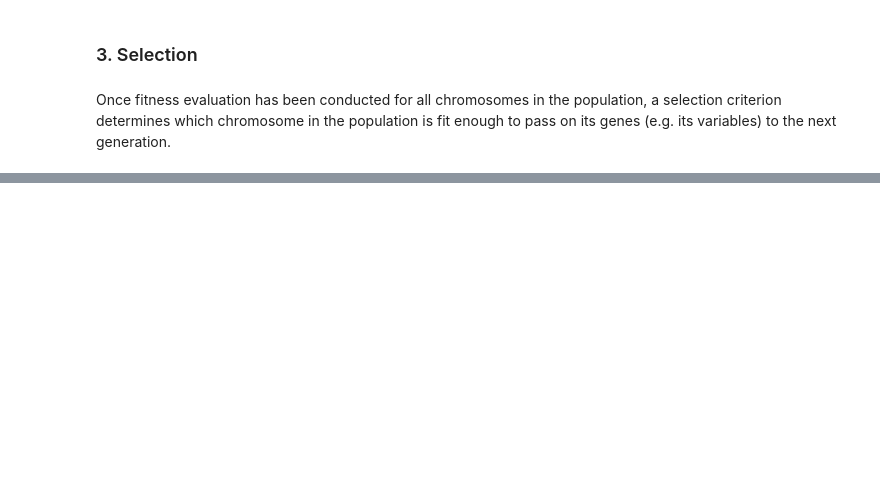
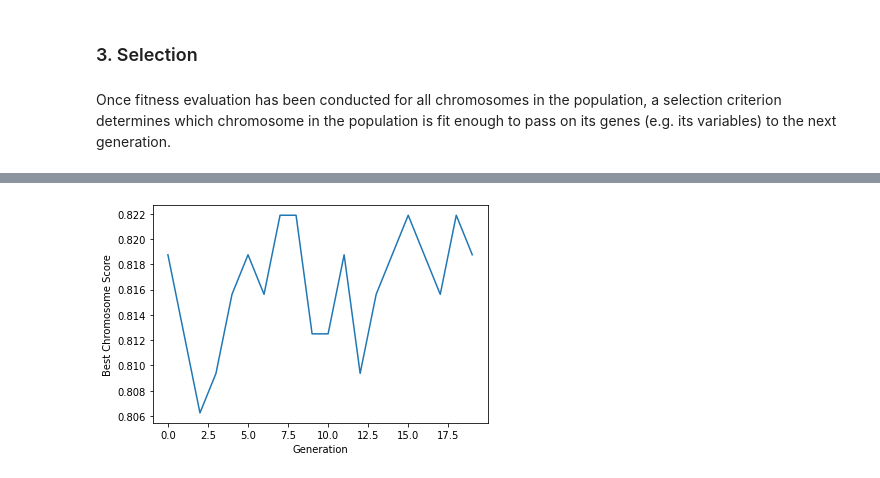
Before and after one commit to tomtom1103/The_Helvetica_Scenario, a Jupyter notebook: genetic_algorithm/GA_tutorial.ipynb, the cells around one changed output, grey strips where cells are left out. Drawn from its saved outputs; the diff is of its cells as text; code cells hidden in the pictures; blank space fills up the shorter version.

```diff
--- a/genetic_algorithm/GA_tutorial.ipynb
+++ b/genetic_algorithm/GA_tutorial.ipynb
@@ -209,0 +462,17 @@ Once fitness evaluation has been conducted for all chromosomes in the population
+# %%
+def run_algorithm(self):
+    for i in tqdm(range(self.num_generations)):
+        print(f'Generation {i+1}')
+        self.fitness_dict = self.fitness_evaluation()
+        self.parent_population = self.probabilistic_selection()
+        self.crossover_population = self.crossover()
+        self.mutation_population = self.mutation()
+
+def plot(self):
+    plt.plot(self.best_chromosome_score)
+    plt.xlabel('Generation')
+    plt.ylabel('Best Chromosome Score')
+    plt.show();
+
+GA = GeneticAlgorithm('winequality-red.csv', pop_size=50, num_generations=20, mutation_rate=0.01, crossover_rate=0.5)
+GA.run_algorithm()
@@ -209,0 +497,4 @@ Once fitness evaluation has been conducted for all chromosomes in the population
+# %%
+GA.plot()
+# %% [output]
+[figure, added]
```
Also changed, not shown: parts of 30 cells of this notebook, 3 other files.
